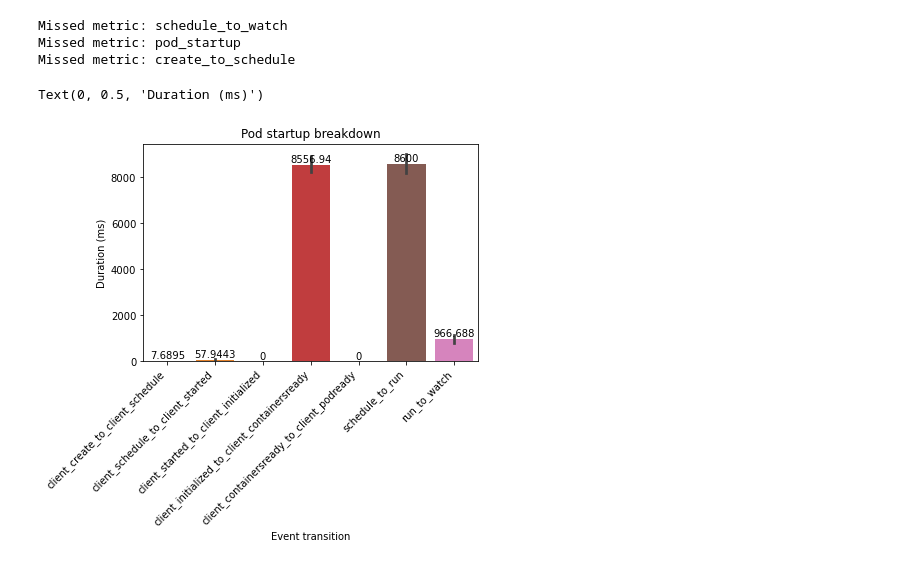
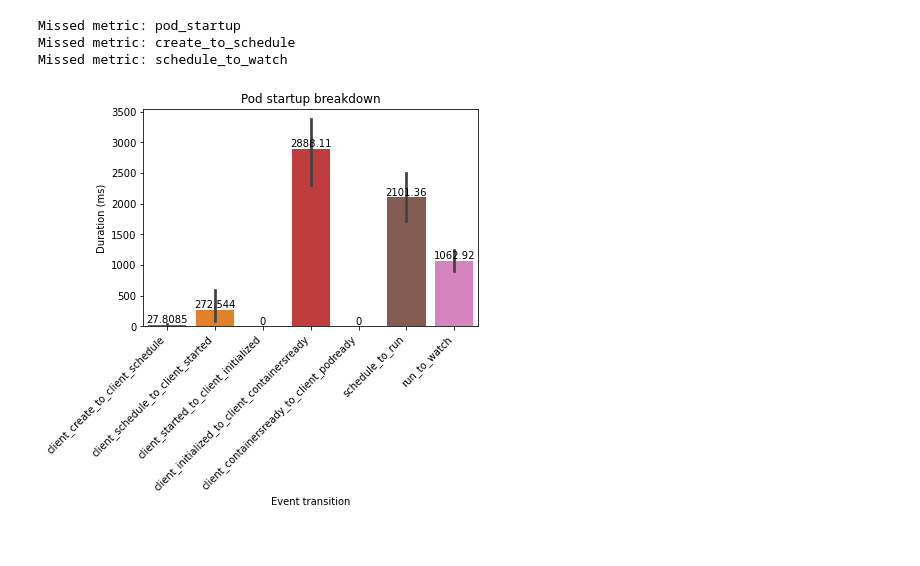
Before and after one commit to jeffa5/mergeable-etcd, a Jupyter notebook: experiments/clusterloader/analysis.ipynb, the cells around one changed output. Cells and saved outputs as stored; diff of their text form; code cells hidden in the pictures.

```diff
--- a/experiments/clusterloader/analysis.ipynb
+++ b/experiments/clusterloader/analysis.ipynb
@@ -4,7 +4,7 @@ import json
 import seaborn
 import pandas
 
-file = "PodStartupLatency_PodStartupLatency_test_2021-12-10T13:36:12Z.json"
+file = "PodStartupLatency_PodStartupLatency_test_2021-12-15T16:53:51Z.json"
 file = f"results/{file}"
 
 j = json.loads(open(file, "r").read())
@@ -22,33 +22,36 @@ metrics = [
     "run_to_watch",  # time from starting running for the observed status to be sent on a watch stream
     # "schedule_to_watch",  # time from it being scheduled until it is started and available to watch
     # "pod_startup",  # time for whole startup
 ]
 
 for item in dataItems:
     if item["labels"]["Metric"] not in metrics:
         print(f"Missed metric: {item['labels']['Metric']}")
 
 df = pandas.DataFrame()
 for metric in metrics:
     found = False
     for item in dataItems:
         m = item["labels"]["Metric"]
         if m == metric:
             data = item["raw"]
             df[metric] = data
             found = True
     if not found:
         print(f"metric {metric} not found")
 
 ax = seaborn.barplot(data=df)
 ax.bar_label(ax.containers[0])
 ax.set_xticklabels(ax.get_xticklabels(), rotation=45, horizontalalignment="right")
 ax.set_title("Pod startup breakdown")
 ax.set_xlabel("Event transition")
 ax.set_ylabel("Duration (ms)")
+fig = ax.get_figure()
+fig.savefig("results/startup.pdf")
+fig.savefig("results/startup.svg")
+fig.savefig("results/startup.png")
 # %% [output]
-Missed metric: schedule_to_watch
 Missed metric: pod_startup
 Missed metric: create_to_schedule
+Missed metric: schedule_to_watch
-Text(0, 0.5, 'Duration (ms)')
-[figure, old version]
+[figure, new version]
```
